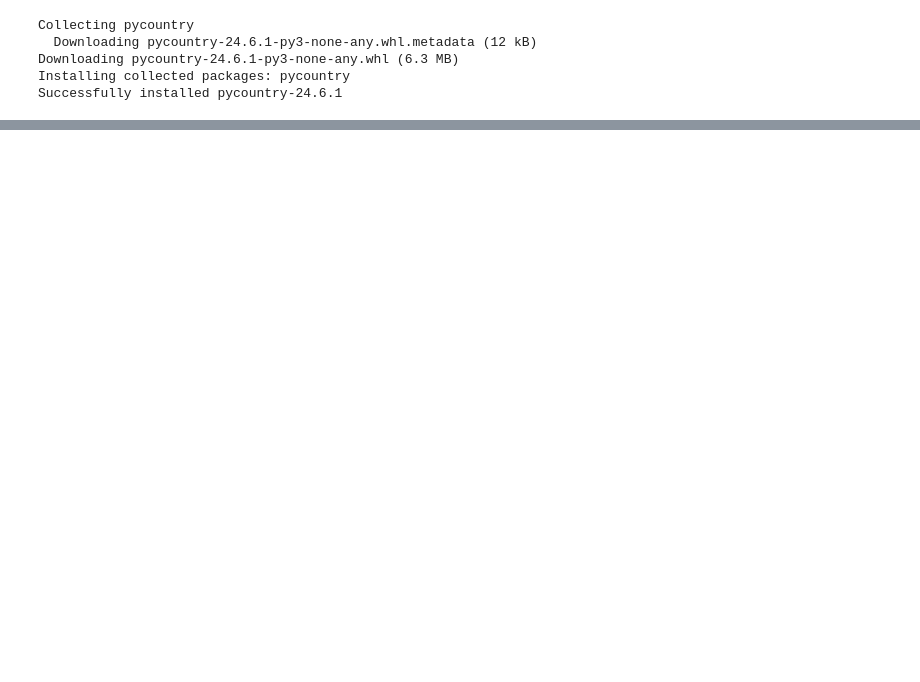
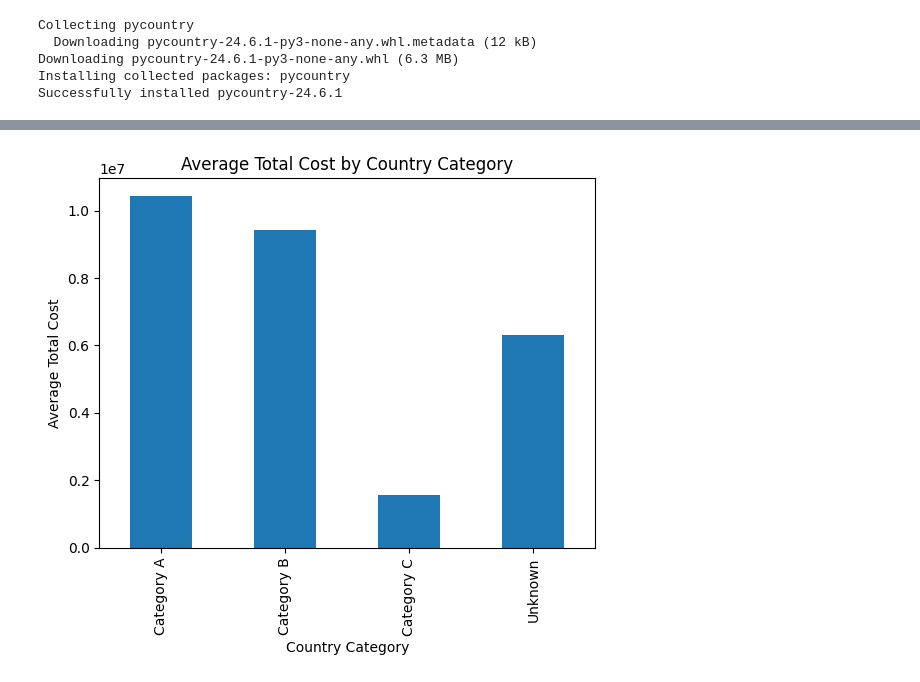
Before and after one commit to segnig/Tanzania-Tourism-Prediction, a Jupyter notebook: main.ipynb, the cells around one changed output, grey strips where cells are left out. Cells and saved outputs as stored; diff of their text form; code cells hidden in the pictures; blank space fills up the shorter version.

Commit message:
country ISO3 category country with their economic category

```diff
--- a/main.ipynb
+++ b/main.ipynb
@@ -396,4 +389,4 @@ def categorize_country(country):
     else:
         return "Unknown"
 
-train_df_copy["country_category"] = train_df["country"].apply(categorize_country)
+train_df_copy["country_category"] = train_df["iso3"].apply(categorize_country)
@@ -399,0 +403,8 @@ train_df_copy["country_category"] = train_df["country"].apply(categorize_country
+# %%
+train_df_copy.groupby("country_category")["total_cost"].mean().plot(kind="bar")
+plt.title("Average Total Cost by Country Category")
+plt.xlabel("Country Category")
+plt.ylabel("Average Total Cost")
+plt.show()
+# %% [output]
+[figure, added]
```
Also changed, not shown: parts of 7 cells of this notebook.
